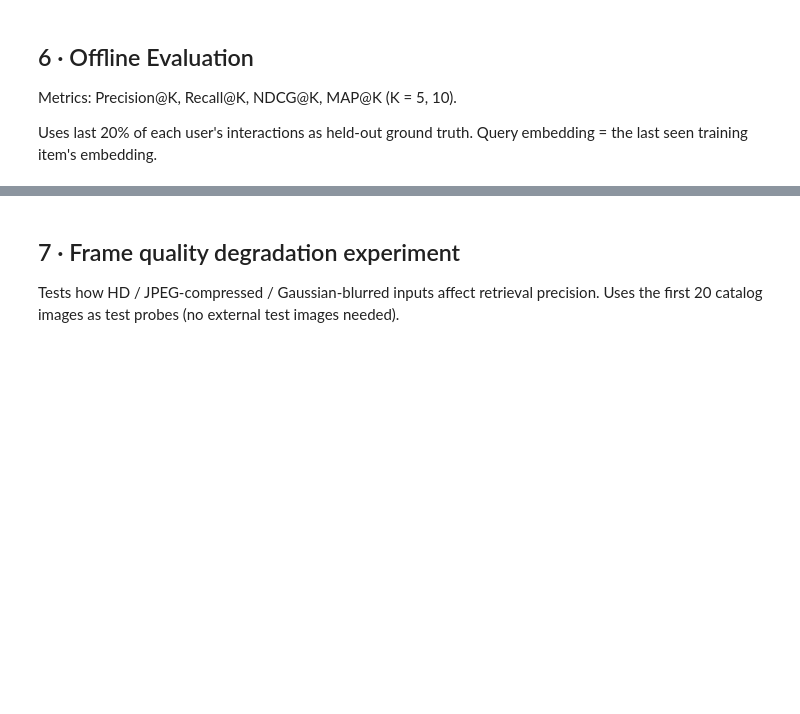
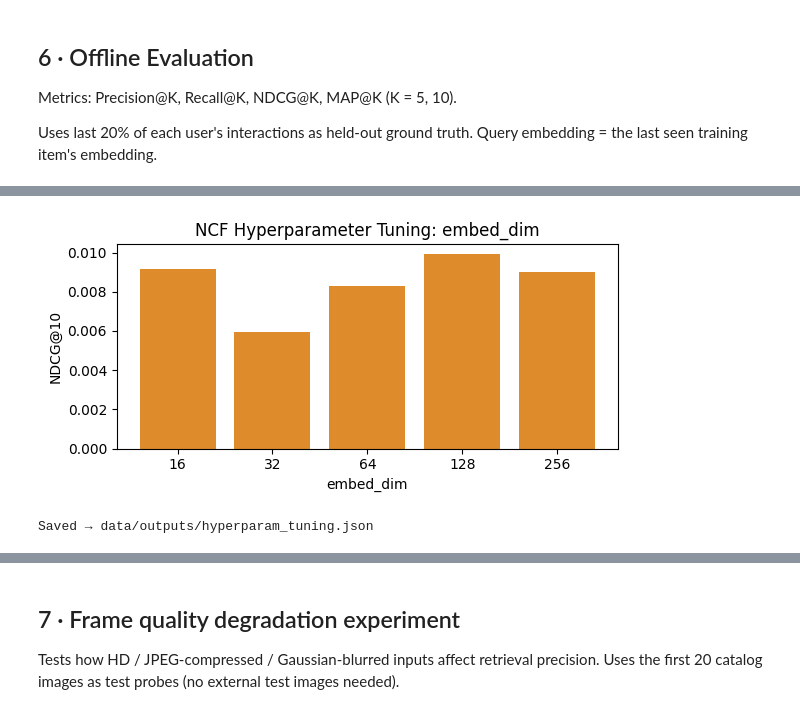
Before and after one commit to SophiaYifei/CineStyle, a Jupyter notebook: notebooks/cinestyle_pipeline.ipynb, the cells around one changed output, grey strips where cells are left out. Saved outputs shown, nothing was run; the diff lists cells and outputs as text; code cells hidden in the pictures; blank space fills up the shorter version.

Commit message:
finalize and run the pipeline

```diff
--- a/notebooks/cinestyle_pipeline.ipynb
+++ b/notebooks/cinestyle_pipeline.ipynb
@@ -979,0 +1186,77 @@ plt.show()
+# %%
+# ── Hyperparameter Tuning: NCF embed_dim comparison ──────────────────────
+TUNE_DIMS = [16, 32, 64, 128, 256]
+TUNE_EPOCHS = 10
+tune_results = {}
+
+for dim in TUNE_DIMS:
+    print(f"\n{'='*50}")
+    print(f"Training NeuMF with embed_dim={dim}")
+    print(f"{'='*50}")
+
+    tune_model = NeuMF(n_users=n_users, embed_dim=dim).to(DEVICE)
+    tune_opt = torch.optim.Adam(tune_model.parameters(), lr=1e-3)
+
+    for epoch in range(1, TUNE_EPOCHS + 1):
+        tune_model.train()
+        total = 0.0
+        for user_ids, pos_embs, neg_embs in loader:
+            user_ids = user_ids.to(DEVICE)
+            pos_embs = pos_embs.to(DEVICE)
+            neg_embs = neg_embs.to(DEVICE)
+            pos_scores = tune_model(user_ids, pos_embs)
+            neg_scores = tune_model(user_ids, neg_embs)
+            loss = bpr_loss(pos_scores, neg_scores)
+            tune_opt.zero_grad()
+            loss.backward()
+            tune_opt.step()
+            total += loss.item()
+        avg = total / len(loader)
+        if epoch % 5 == 0 or epoch == 1:
+            print(f"  Epoch {epoch:02d}  loss={avg:.4f}")
+
+    # Evaluate with NDCG@10
+    tune_model.eval()
+    ndcg_scores = []
+    for uid, iids in list(user_items.items())[:100]:
+        split = max(1, int(len(iids) * 0.8))
+        train_ids = iids[:split]
+        test_ids = set(iids[split:])
+        if not test_ids or len(train_ids) < 2:
+            continue
+        q_idx = id_to_idx.get(train_ids[-1])
+        if q_idx is None:
+            continue
+        cands = faiss_retrieve(xb[q_idx], top_k=10)
+        with torch.no_grad():
+            u_t = torch.tensor([uid]*len(cands), dtype=torch.long).to(DEVICE)
+            i_t = torch.tensor(
+                np.array([embeddings.get(c["id"], np.zeros(512, dtype=np.float32))
+                          for c in cands]),
+                dtype=torch.float32).to(DEVICE)
+            scores = tune_model(u_t, i_t).cpu().numpy()
+        for c, s in zip(cands, scores):
+            c["ncf_score"] = float(s)
+        ranked = sorted(cands, key=lambda x: x.get("ncf_score", 0), reverse=True)
+        ndcg_scores.append(ndcg_at_k(ranked, test_ids, 10))
+
+    mean_ndcg = float(np.mean(ndcg_scores)) if ndcg_scores else 0.0
+    tune_results[dim] = {"final_loss": float(avg), "ndcg@10": mean_ndcg}
+    print(f"  → embed_dim={dim}  NDCG@10={mean_ndcg:.4f}  loss={avg:.4f}")
+
+# Save & plot
+with open(OUT_DIR / "hyperparam_tuning.json", "w") as f:
+    json.dump(tune_results, f, indent=2)
+
+dims = list(tune_results.keys())
+ndcgs = [tune_results[d]["ndcg@10"] for d in dims]
+fig, ax = plt.subplots(figsize=(6, 3))
+ax.bar([str(d) for d in dims], ndcgs, color="#d97706", alpha=0.85)
+ax.set_xlabel("embed_dim")
+ax.set_ylabel("NDCG@10")
+ax.set_title("NCF Hyperparameter Tuning: embed_dim")
+plt.tight_layout()
+plt.savefig(OUT_DIR / "hyperparam_tuning.png", dpi=120)
+plt.show()
+print(f"\nSaved → {OUT_DIR}/hyperparam_tuning.json")
+# %% [output]
@@ -979,0 +1280,2 @@ plt.show()
+[figure, added]
+Saved → data/outputs/hyperparam_tuning.json
```
Also changed, not shown: parts of 32 cells of this notebook, 32 other files.
